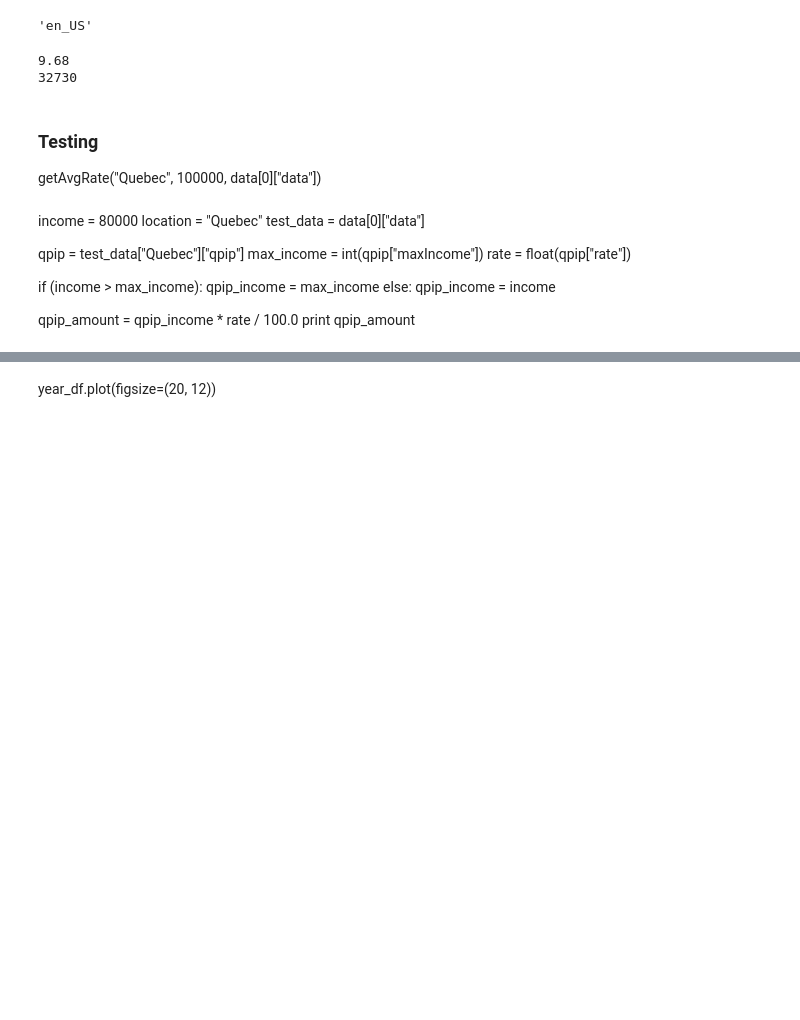
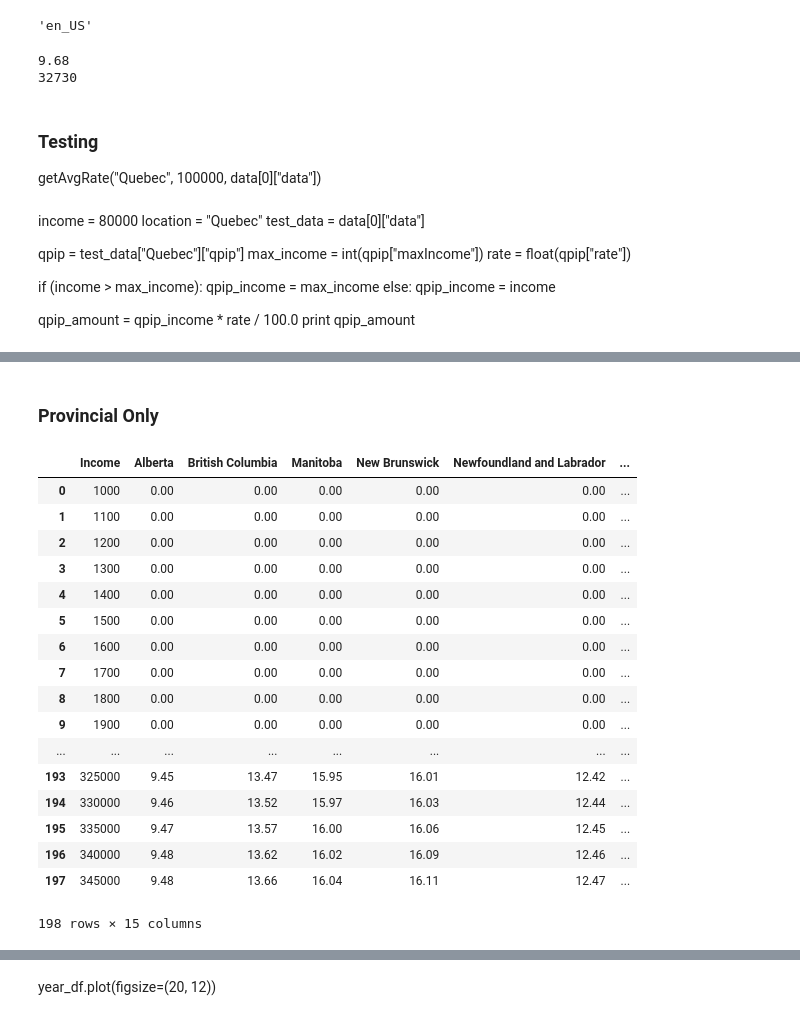
Before and after one commit to CitizensCode/CanadianIncomeTaxes, a Jupyter notebook: Canadian Tax Analysis.ipynb, the cells around one changed output, grey strips where cells are left out. Cells and saved outputs as stored; diff of their text form; code cells hidden in the pictures; blank space fills up the shorter version.

Commit message:
Added province-only calculations

```diff
--- a/Canadian Tax Analysis.ipynb
+++ b/Canadian Tax Analysis.ipynb
@@ -206,7 +209,8 @@ print qpip_amount
 # %%
+from itertools import chain
 # Gets the average tax paid for a number of incomes for a given province in a given year
 def provAvgs(province, year_data, year):
-    incomeList = xrange(5000, 350000, 5000)
+    incomeList = chain(range(1000, 10000, 100), range(10000, 60000, 1000), range(60000, 350000, 5000))
     return [getAvgRate(province, income, year_data) for income in incomeList]
 # %%
 def processYear(year_data, year):
@@ -262,7 +271,7 @@ createYearDict("2014")
 # Convert the results into an object that can be visualized
 # with each province representing a line, the income as the x-value
 # and the avg tax as the y-value
-def createYearDf(year):
+def createYearDfCombined(year):
     year_prov_avgs = allData[year]
     year_dict = {}
     for prov, income_data in year_prov_avgs.iteritems():
@@ -287,8 +296,9 @@ def createYearDf(year):
 years = ["2005", "2014", "2015", "2016"]
 array_of_dfs = []
 for year in years:
-    avg_rates_combined = createYearDf(year)
+    avg_rates_combined = createYearDfCombined(year)
     df = pd.melt(avg_rates_combined, id_vars=["Year", "Income"], var_name="Province", value_name="Average Income Tax")
     array_of_dfs.append(df)
 merged_data = pd.concat(array_of_dfs, ignore_index=True, axis=0)
-merged_data.to_csv(path_or_buf="./MiscData/AvgRatesCombined.csv", index=False)
+# merged_data.to_csv(path_or_buf="./MiscData/AvgRatesCombined.csv", index=False)
+merged_data
@@ -294,0 +324,10 @@ merged_data.to_csv(path_or_buf="./MiscData/AvgRatesCombined.csv", index=False)
+# %%
+bracket = {"2016": 45282, "2015": 44701, "2014": 43953, "2005": 35595}
+merged_data_adjusted = merged_data.copy()
+merged_data_adjusted["Income Adjusted"] = 0
+for (index, row) in merged_data.iterrows():
+    year = str(row["Year"])
+    ratio = 1.0 * bracket["2016"] / bracket[year]
+    merged_data_adjusted.loc[index,"Income Adjusted"] = row["Income"]*ratio
+merged_data_adjusted.to_csv(path_or_buf="./MiscData/AvgRatesAdjusted.csv", index=False)
+merged_data_adjusted
@@ -294,0 +353,49 @@ merged_data.to_csv(path_or_buf="./MiscData/AvgRatesCombined.csv", index=False)
+# %% [markdown]
+### Provincial Only
+# %%
+# Convert the results into an object that can be visualized
+# with each province representing a line, the income as the x-value
+# and the avg tax as the y-value
+def createYearDfProvOnly(year):
+    year_prov_avgs = allData[year]
+    year_dict = {}
+    for prov, income_data in year_prov_avgs.iteritems():
+        prov_dict = {}
+        for income_record in income_data:
+            income = income_record.keys()[0]
+            avg_tax = income_record.values()[0]['avg_total']
+            prov_dict[int(income)] = avg_tax
+        prov_series = Series(prov_dict)
+        year_dict[prov] = prov_series
+    # Convert the dictionary to a dataframe
+    year_df = pd.concat(year_dict, axis=1)
+    # Drop the Federal column since we're only interested in combined rates
+    # Assign the year to a column to use in a dimensional model later
+    year_df["Year"] = year
+    # Subtract the Federal component from all of the columns
+    year_df.iloc[:,0:14] = year_df.iloc[:,0:14].subtract(year_df["Federal"], axis=0) # 1:15
+    # Get the income out of the index so that we can use it in a dimensional model later
+    year_df = year_df.reset_index(level=0)
+    year_df = year_df.rename(columns={"index": "Income"})
+    year_df = year_df.drop('Federal', axis=1)
+    return year_df
+createYearDfProvOnly("2014")
+# %% [output]
+|  | Income | Alberta | British Columbia | Manitoba | New Brunswick | Newfoundland and Labrador | ... |
+| 0 | 1000 | 0.00 | 0.00 | 0.00 | 0.00 | 0.00 | ... |
+| 1 | 1100 | 0.00 | 0.00 | 0.00 | 0.00 | 0.00 | ... |
+| 2 | 1200 | 0.00 | 0.00 | 0.00 | 0.00 | 0.00 | ... |
+| 3 | 1300 | 0.00 | 0.00 | 0.00 | 0.00 | 0.00 | ... |
+| 4 | 1400 | 0.00 | 0.00 | 0.00 | 0.00 | 0.00 | ... |
+| 5 | 1500 | 0.00 | 0.00 | 0.00 | 0.00 | 0.00 | ... |
+| 6 | 1600 | 0.00 | 0.00 | 0.00 | 0.00 | 0.00 | ... |
+| 7 | 1700 | 0.00 | 0.00 | 0.00 | 0.00 | 0.00 | ... |
+| 8 | 1800 | 0.00 | 0.00 | 0.00 | 0.00 | 0.00 | ... |
+| 9 | 1900 | 0.00 | 0.00 | 0.00 | 0.00 | 0.00 | ... |
+| ... | ... | ... | ... | ... | ... | ... | ... |
+| 193 | 325000 | 9.45 | 13.47 | 15.95 | 16.01 | 12.42 | ... |
+| 194 | 330000 | 9.46 | 13.52 | 15.97 | 16.03 | 12.44 | ... |
+| 195 | 335000 | 9.47 | 13.57 | 16.00 | 16.06 | 12.45 | ... |
+| 196 | 340000 | 9.48 | 13.62 | 16.02 | 16.09 | 12.46 | ... |
+| 197 | 345000 | 9.48 | 13.66 | 16.04 | 16.11 | 12.47 | ... |
+198 rows × 15 columns
```
Also changed, not shown: parts of 10 cells of this notebook, 7 other files.
